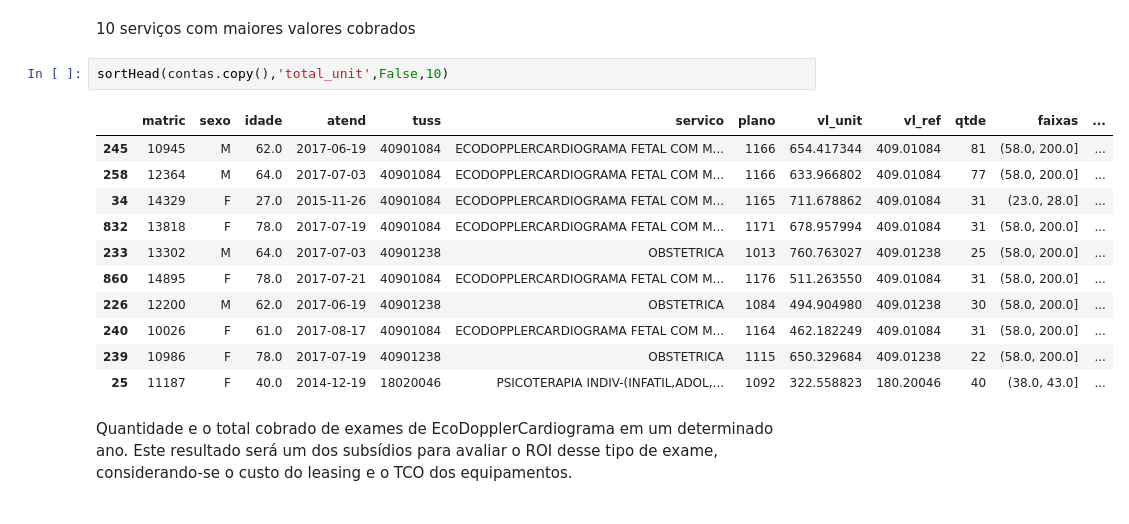
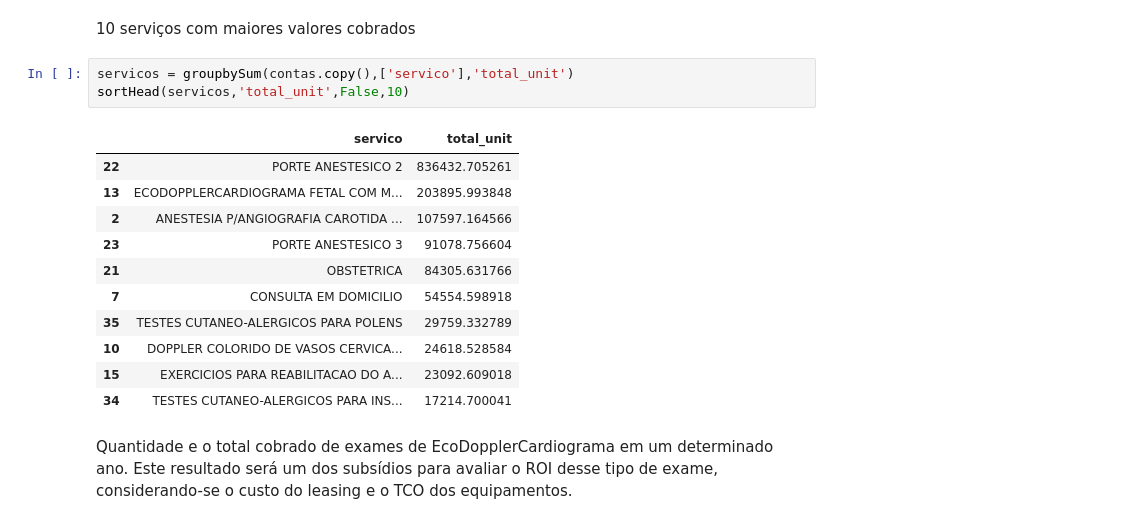
Before and after one commit to Gustavo-DMS/Ports, a Jupyter notebook: Port3M9/Port3M9GustavoDelMonte.ipynb, the cells around one changed output. Cells and saved outputs as stored; diff of their text form.

```diff
--- a/Port3M9/Port3M9GustavoDelMonte.ipynb
+++ b/Port3M9/Port3M9GustavoDelMonte.ipynb
@@ -112,19 +113,20 @@ groupbySum(contas.copy(),['plano','sexo','faixas'],'total_unit')
 # %% [markdown]
 10 serviços com maiores valores cobrados
 # %%
-sortHead(contas.copy(),'total_unit',False,10)
+servicos = groupbySum(contas.copy(),['servico'],'total_unit')
+sortHead(servicos,'total_unit',False,10)
 # %% [output]
-|  | matric | sexo | idade | atend | tuss | servico | plano | vl_unit | vl_ref | qtde | faixas | ... |
-| 245 | 10945 | M | 62.0 | 2017-06-19 | 40901084 | ECODOPPLERCARDIOGRAMA FETAL COM M... | 1166 | 654.417344 | 409.01084 | 81 | (58.0, 200.0] | ... |
-| 258 | 12364 | M | 64.0 | 2017-07-03 | 40901084 | ECODOPPLERCARDIOGRAMA FETAL COM M... | 1166 | 633.966802 | 409.01084 | 77 | (58.0, 200.0] | ... |
-| 34 | 14329 | F | 27.0 | 2015-11-26 | 40901084 | ECODOPPLERCARDIOGRAMA FETAL COM M... | 1165 | 711.678862 | 409.01084 | 31 | (23.0, 28.0] | ... |
-| 832 | 13818 | F | 78.0 | 2017-07-19 | 40901084 | ECODOPPLERCARDIOGRAMA FETAL COM M... | 1171 | 678.957994 | 409.01084 | 31 | (58.0, 200.0] | ... |
-| 233 | 13302 | M | 64.0 | 2017-07-03 | 40901238 | OBSTETRICA | 1013 | 760.763027 | 409.01238 | 25 | (58.0, 200.0] | ... |
-| 860 | 14895 | F | 78.0 | 2017-07-21 | 40901084 | ECODOPPLERCARDIOGRAMA FETAL COM M... | 1176 | 511.263550 | 409.01084 | 31 | (58.0, 200.0] | ... |
-| 226 | 12200 | M | 62.0 | 2017-06-19 | 40901238 | OBSTETRICA | 1084 | 494.904980 | 409.01238 | 30 | (58.0, 200.0] | ... |
-| 240 | 10026 | F | 61.0 | 2017-08-17 | 40901084 | ECODOPPLERCARDIOGRAMA FETAL COM M... | 1164 | 462.182249 | 409.01084 | 31 | (58.0, 200.0] | ... |
-| 239 | 10986 | F | 78.0 | 2017-07-19 | 40901238 | OBSTETRICA | 1115 | 650.329684 | 409.01238 | 22 | (58.0, 200.0] | ... |
-| 25 | 11187 | F | 40.0 | 2014-12-19 | 18020046 | PSICOTERAPIA INDIV-(INFATIL,ADOL,... | 1092 | 322.558823 | 180.20046 | 40 | (38.0, 43.0] | ... |
+|  | servico | total_unit |
+| 22 | PORTE ANESTESICO 2 | 836432.705261 |
+| 13 | ECODOPPLERCARDIOGRAMA FETAL COM M... | 203895.993848 |
+| 2 | ANESTESIA P/ANGIOGRAFIA CAROTIDA ... | 107597.164566 |
+| 23 | PORTE ANESTESICO 3 | 91078.756604 |
+| 21 | OBSTETRICA | 84305.631766 |
+| 7 | CONSULTA EM DOMICILIO | 54554.598918 |
+| 35 | TESTES CUTANEO-ALERGICOS PARA POLENS | 29759.332789 |
+| 10 | DOPPLER COLORIDO DE VASOS CERVICA... | 24618.528584 |
+| 15 | EXERCICIOS PARA REABILITACAO DO A... | 23092.609018 |
+| 34 | TESTES CUTANEO-ALERGICOS PARA INS... | 17214.700041 |
 # %% [markdown]
 Quantidade e o total cobrado de exames de EcoDopplerCardiograma em um determinado ano. Este resultado será um dos subsídios para avaliar o ROI desse tipo de exame, considerando-se o custo do leasing e o TCO dos equipamentos.
 # %%
```
Also changed, not shown: parts of 3 cells of this notebook.
